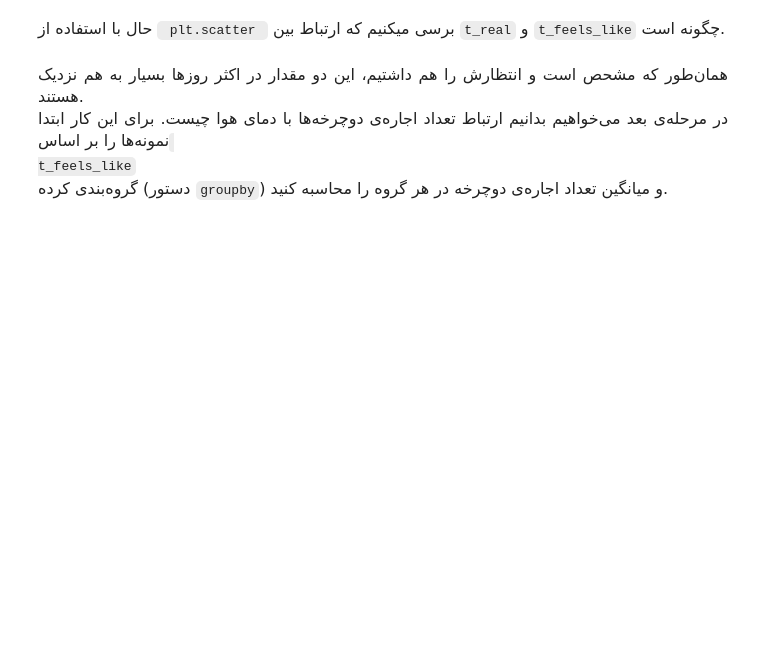
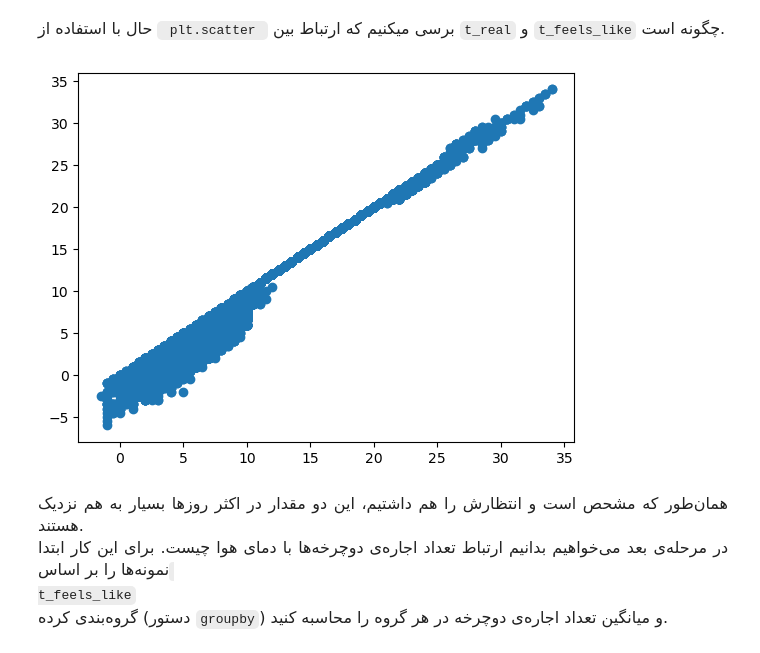
Before and after one commit to SaharRamezani/Deep_Learning_Notebooks, a Jupyter notebook: cyclists/cyclists.ipynb, the cells around one changed output. Drawn from its saved outputs; the diff is of its cells as text; code cells hidden in the pictures; blank space fills up the shorter version.

```diff
--- a/cyclists/cyclists.ipynb
+++ b/cyclists/cyclists.ipynb
@@ -104,0 +118,4 @@ df.head()
+# %%
+df.drop(columns = missing_percentages[missing_percentages > 0.9].index, inplace = True)
+
+df.head()
@@ -140,0 +162,3 @@ mean = None # TODO
+# %%
+mean = df['humidity'].mean()
+df['humidity'].fillna(mean.astype('int64'), inplace=True)
@@ -161,3 +190,5 @@ mean = None # TODO
+# %%
+df.dropna(inplace = True)
 # %% [markdown]
 <p dir=rtl style="direction: rtl;text-align: justify;line-height:200%;font-family:vazir;font-size:medium">
 <font face="vazir" size=3>
@@ -183,0 +212,3 @@ df.head()
+# %%
+df.rename(columns={"t1": "t_real", "t2": "t_feels_like"}, inplace = True)
+df.head()
@@ -213,8 +261,10 @@ df.describe()
 # %%
 from matplotlib  import pyplot as plt
 
-plt.scatter(x=None, y=None) # TODO
+plt.scatter(x=df["t_real"], y=df["t_feels_like"])
 plt.show()
+# %% [output]
+[figure, added]
 # %% [markdown]
 <p dir=rtl style="direction: rtl;text-align: justify;line-height:200%;font-family:vazir;font-size:medium">
 <font face="vazir" size=3>
```
Also changed, not shown: parts of 12 cells of this notebook, 4 other files.
